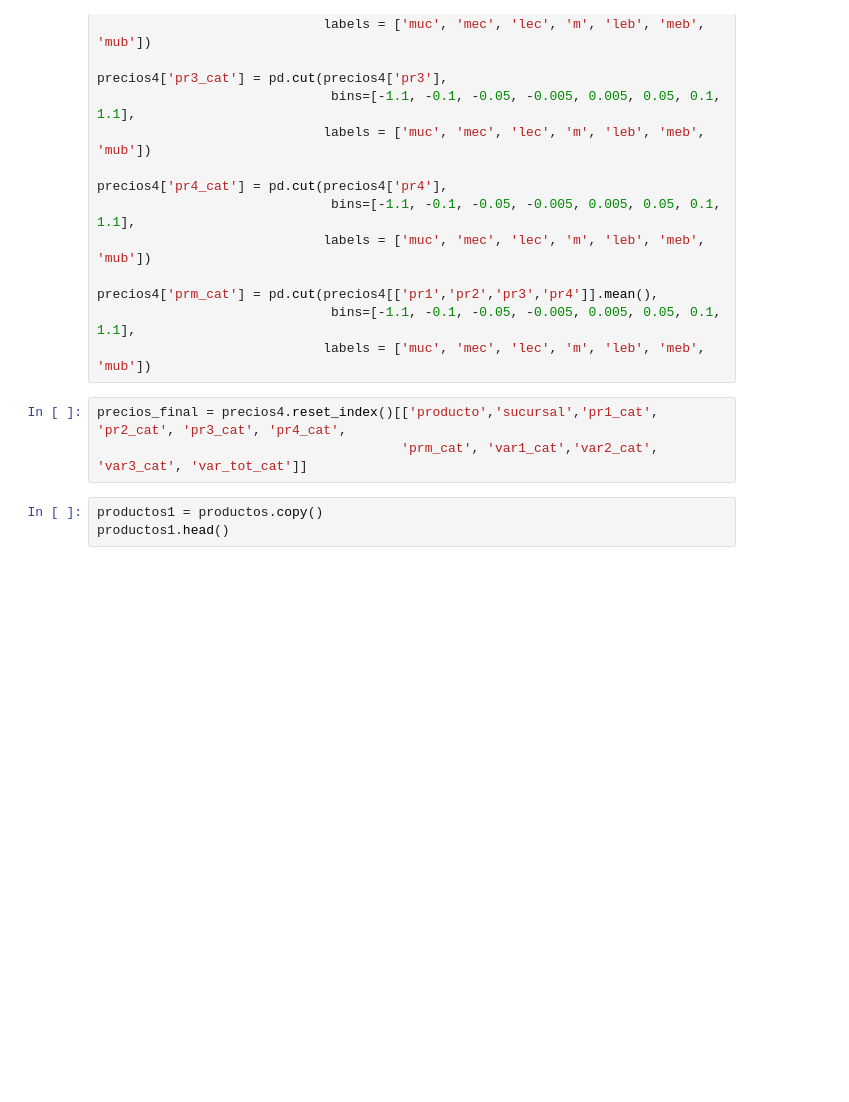
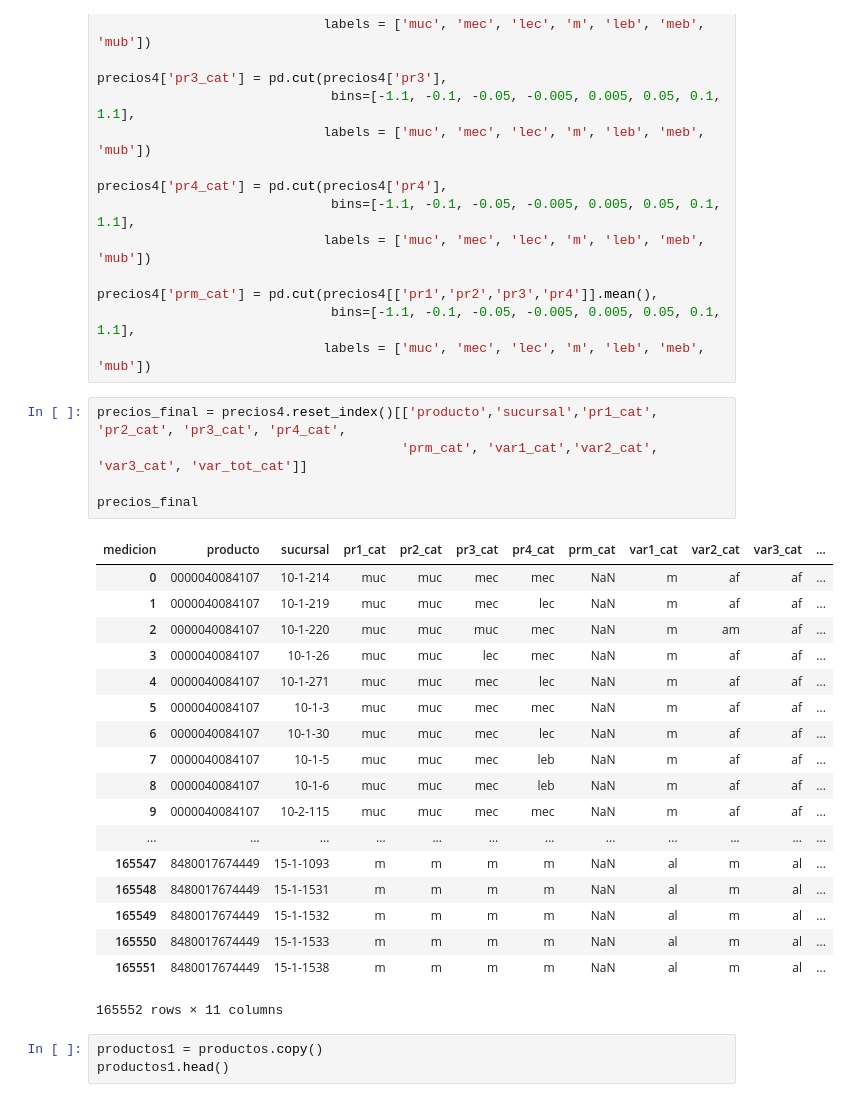
Before and after one commit to lopezrubenml/tp2, a Jupyter notebook: TP2.ipynb, the cells around one changed output. Saved outputs shown, nothing was run; the diff lists cells and outputs as text; blank space fills up the shorter version.

```diff
--- a/TP2.ipynb
+++ b/TP2.ipynb
@@ -199,6 +201,27 @@ precios4['prm_cat'] = pd.cut(precios4[['pr1','pr2','pr3','pr4']].mean(),
 # %%
 precios_final = precios4.reset_index()[['producto','sucursal','pr1_cat', 'pr2_cat', 'pr3_cat', 'pr4_cat',
                                        'prm_cat', 'var1_cat','var2_cat', 'var3_cat', 'var_tot_cat']]
+
+precios_final
+# %% [output]
+| medicion | producto | sucursal | pr1_cat | pr2_cat | pr3_cat | pr4_cat | prm_cat | var1_cat | var2_cat | var3_cat | ... |
+| 0 | 0000040084107 | 10-1-214 | muc | muc | mec | mec | NaN | m | af | af | ... |
+| 1 | 0000040084107 | 10-1-219 | muc | muc | mec | lec | NaN | m | af | af | ... |
+| 2 | 0000040084107 | 10-1-220 | muc | muc | muc | mec | NaN | m | am | af | ... |
+| 3 | 0000040084107 | 10-1-26 | muc | muc | lec | mec | NaN | m | af | af | ... |
+| 4 | 0000040084107 | 10-1-271 | muc | muc | mec | lec | NaN | m | af | af | ... |
+| 5 | 0000040084107 | 10-1-3 | muc | muc | mec | mec | NaN | m | af | af | ... |
+| 6 | 0000040084107 | 10-1-30 | muc | muc | mec | lec | NaN | m | af | af | ... |
+| 7 | 0000040084107 | 10-1-5 | muc | muc | mec | leb | NaN | m | af | af | ... |
+| 8 | 0000040084107 | 10-1-6 | muc | muc | mec | leb | NaN | m | af | af | ... |
+| 9 | 0000040084107 | 10-2-115 | muc | muc | mec | mec | NaN | m | af | af | ... |
+| ... | ... | ... | ... | ... | ... | ... | ... | ... | ... | ... | ... |
+| 165547 | 8480017674449 | 15-1-1093 | m | m | m | m | NaN | al | m | al | ... |
+| 165548 | 8480017674449 | 15-1-1531 | m | m | m | m | NaN | al | m | al | ... |
+| 165549 | 8480017674449 | 15-1-1532 | m | m | m | m | NaN | al | m | al | ... |
+| 165550 | 8480017674449 | 15-1-1533 | m | m | m | m | NaN | al | m | al | ... |
+| 165551 | 8480017674449 | 15-1-1538 | m | m | m | m | NaN | al | m | al | ... |
+165552 rows × 11 columns
 # %%
 productos1 = productos.copy()
 productos1.head()
```
Also changed, not shown: parts of 8 cells of this notebook.
